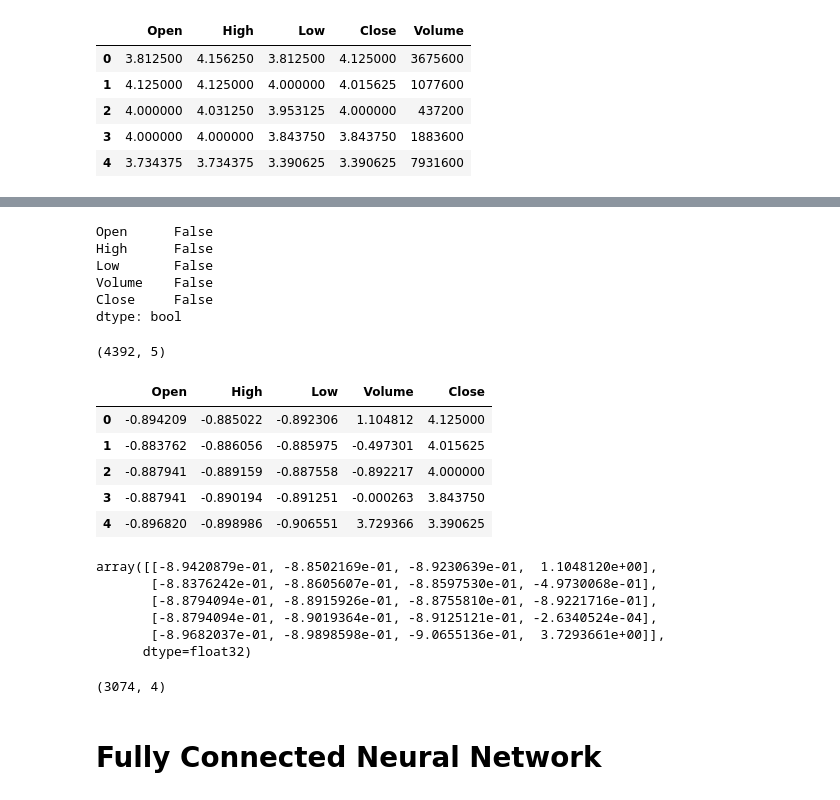
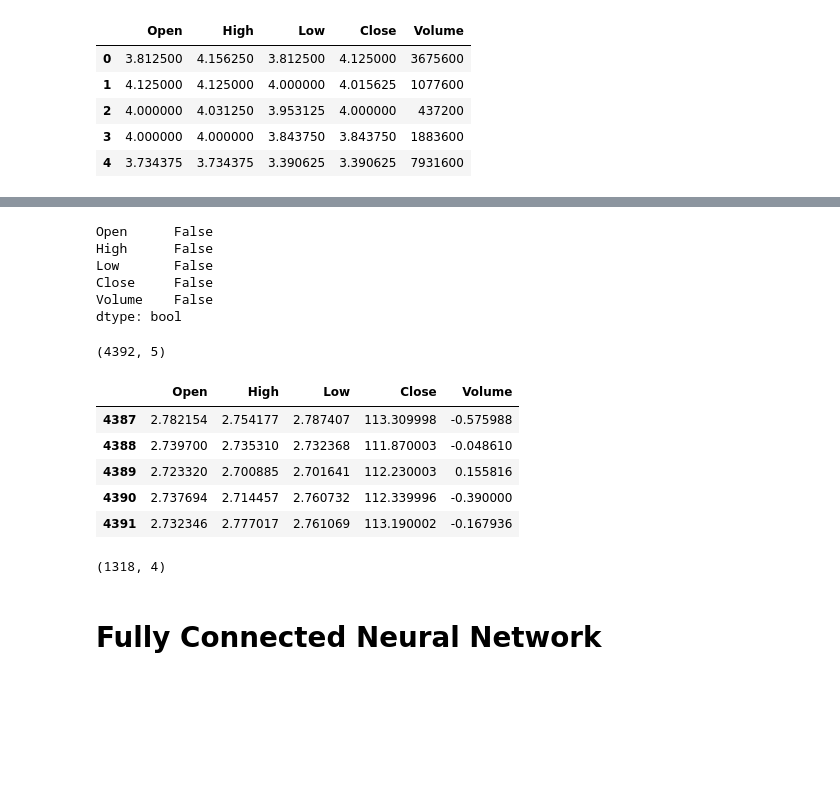
Before and after one commit to hgdangkhoi/Stock-Prediction, a Jupyter notebook: Khoi-Hoang_CSC215-MiniProject 4.ipynb, the cells around one changed output, grey strips where cells are left out. Cells and saved outputs as stored; diff of their text form; code cells hidden in the pictures; blank space fills up the shorter version.

```diff
--- a/Khoi-Hoang_CSC215-MiniProject 4.ipynb
+++ b/Khoi-Hoang_CSC215-MiniProject 4.ipynb
@@ -113,5 +115,5 @@ df.head()
 | 4 | 3.734375 | 3.734375 | 3.390625 | 3.390625 | 7931600 |
 # %%
 # Rearrange the columns
-df = df[['Open', 'High', 'Low', 'Volume', 'Close']]
-df.head()
+#df = df[['Open', 'High', 'Low', 'Volume', 'Close']]
+#df.head()
@@ -128,36 +123,27 @@ df.isnull().any()
 Open      False
 High      False
 Low       False
+Close     False
 Volume    False
-Close     False
 dtype: bool
 # %%
 #df['Open'] = zscore(df['Open'])
 #df['High'] = zscore(df['High'])
 #df['Low'] = zscore(df['Low'])
 #df['Volume'] = zscore(df['Volume'])
 encode_numeric_zscore(df, 'Open')
 encode_numeric_zscore(df, 'High')
 encode_numeric_zscore(df, 'Low')
 encode_numeric_zscore(df, 'Volume')
 print(df.shape)
-df.head()
+df.tail()
 # %% [output]
 (4392, 5)
-|  | Open | High | Low | Volume | Close |
-| 0 | -0.894209 | -0.885022 | -0.892306 | 1.104812 | 4.125000 |
-| 1 | -0.883762 | -0.886056 | -0.885975 | -0.497301 | 4.015625 |
-| 2 | -0.887941 | -0.889159 | -0.887558 | -0.892217 | 4.000000 |
-| 3 | -0.887941 | -0.890194 | -0.891251 | -0.000263 | 3.843750 |
-| 4 | -0.896820 | -0.898986 | -0.906551 | 3.729366 | 3.390625 |
+|  | Open | High | Low | Close | Volume |
+| 4387 | 2.782154 | 2.754177 | 2.787407 | 113.309998 | -0.575988 |
+| 4388 | 2.739700 | 2.735310 | 2.732368 | 111.870003 | -0.048610 |
+| 4389 | 2.723320 | 2.700885 | 2.701641 | 112.230003 | 0.155816 |
+| 4390 | 2.737694 | 2.714457 | 2.760732 | 112.339996 | -0.390000 |
+| 4391 | 2.732346 | 2.777017 | 2.761069 | 113.190002 | -0.167936 |
 # %%
 x, y = to_xy(df, 'Close')
-# %%
-x[0:5]
-# %% [output]
-array([[-8.9420879e-01, -8.8502169e-01, -8.9230639e-01,  1.1048120e+00],
-       [-8.8376242e-01, -8.8605607e-01, -8.8597530e-01, -4.9730068e-01],
-       [-8.8794094e-01, -8.8915926e-01, -8.8755810e-01, -8.9221716e-01],
-       [-8.8794094e-01, -8.9019364e-01, -8.9125121e-01, -2.6340524e-04],
-       [-8.9682037e-01, -8.9898598e-01, -9.0655136e-01,  3.7293661e+00]],
-      dtype=float32)
@@ -166,7 +157,7 @@ x_train, x_test, y_train, y_test = train_test_split(x, y, test_size=0.3, random_
 # %%
-x_train.shape
+x_test.shape
 # %% [output]
-(3074, 4)
+(1318, 4)
 # %% [markdown]
 # Fully Connected Neural Network
 # %%
```
Also changed, not shown: parts of 24 cells of this notebook.
